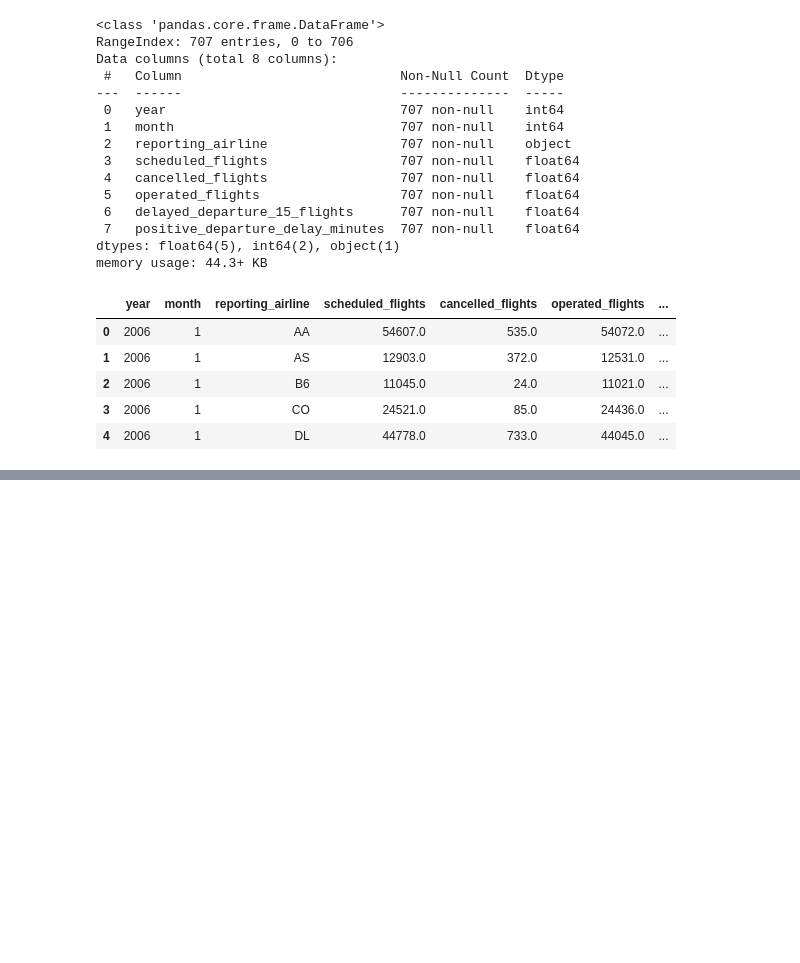
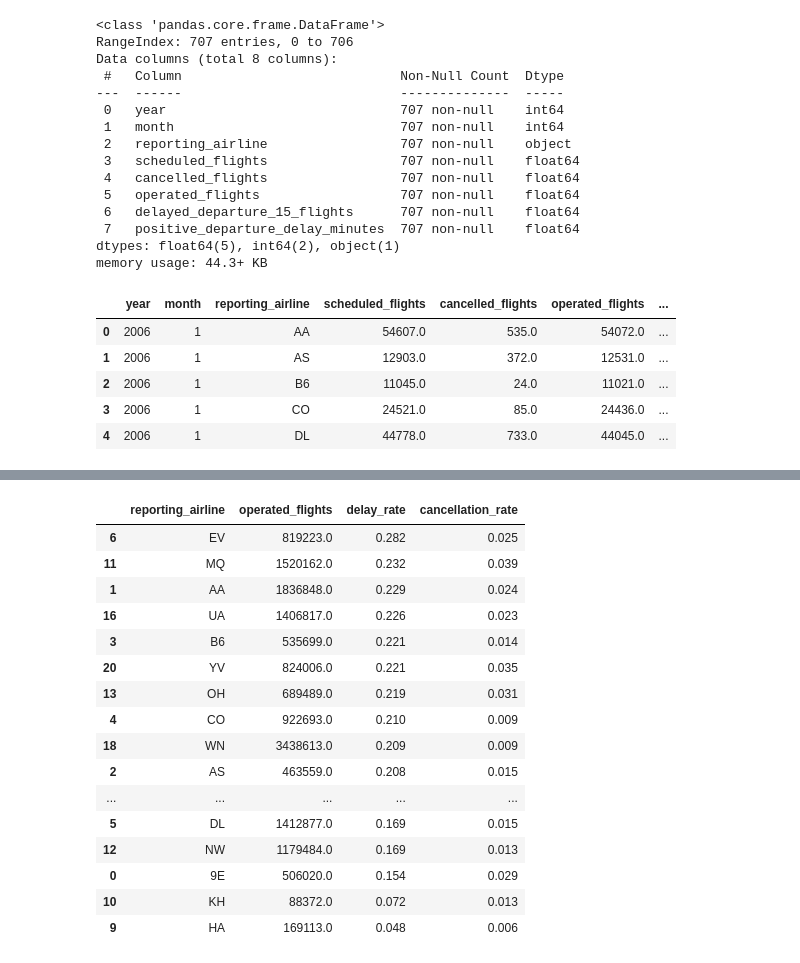
Before and after one commit to 2026-2-descriptiva/std-diego-florez-munera, a Jupyter notebook: PRE_11_vuelos/notebooks/notebook.ipynb, the cells around one changed output, grey strips where cells are left out. Cells and saved outputs as stored; diff of their text form; code cells hidden in the pictures; blank space fills up the shorter version.

```diff
--- a/PRE_11_vuelos/notebooks/notebook.ipynb
+++ b/PRE_11_vuelos/notebooks/notebook.ipynb
@@ -146,0 +191,32 @@ pd.testing.assert_frame_equal(recomputed, provided)
+# %%
+# ¿Qué aerolíneas combinan mayor tasa de demora, volumen y cancelación?
+
+carrier_summary = add_rates(
+    monthly.groupby("reporting_airline")[metric_columns].sum().reset_index()
+)
+carrier_summary = carrier_summary.sort_values("delay_rate", ascending=False)
+top_carriers_by_volume = carrier_summary.nlargest(5, "operated_flights")[
+    "reporting_airline"
+].tolist()
+carrier_summary.to_csv(SUBMISSION_DIR / "carrier_summary.csv", index=False)
+carrier_summary[
+    ["reporting_airline", "operated_flights", "delay_rate", "cancellation_rate"]
+].round(3)
+# %% [output]
+|  | reporting_airline | operated_flights | delay_rate | cancellation_rate |
+| 6 | EV | 819223.0 | 0.282 | 0.025 |
+| 11 | MQ | 1520162.0 | 0.232 | 0.039 |
+| 1 | AA | 1836848.0 | 0.229 | 0.024 |
+| 16 | UA | 1406817.0 | 0.226 | 0.023 |
+| 3 | B6 | 535699.0 | 0.221 | 0.014 |
+| 20 | YV | 824006.0 | 0.221 | 0.035 |
+| 13 | OH | 689489.0 | 0.219 | 0.031 |
+| 4 | CO | 922693.0 | 0.210 | 0.009 |
+| 18 | WN | 3438613.0 | 0.209 | 0.009 |
+| 2 | AS | 463559.0 | 0.208 | 0.015 |
+| ... | ... | ... | ... | ... |
+| 5 | DL | 1412877.0 | 0.169 | 0.015 |
+| 12 | NW | 1179484.0 | 0.169 | 0.013 |
+| 0 | 9E | 506020.0 | 0.154 | 0.029 |
+| 10 | KH | 88372.0 | 0.072 | 0.013 |
+| 9 | HA | 169113.0 | 0.048 | 0.006 |
```
Also changed, not shown: parts of 6 cells of this notebook.
